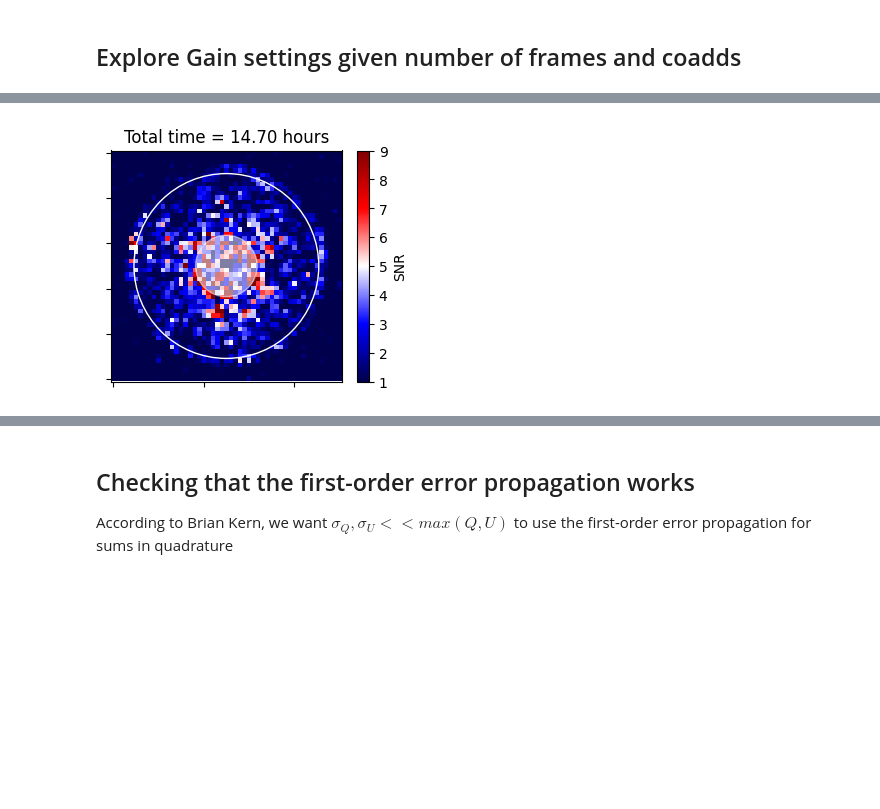
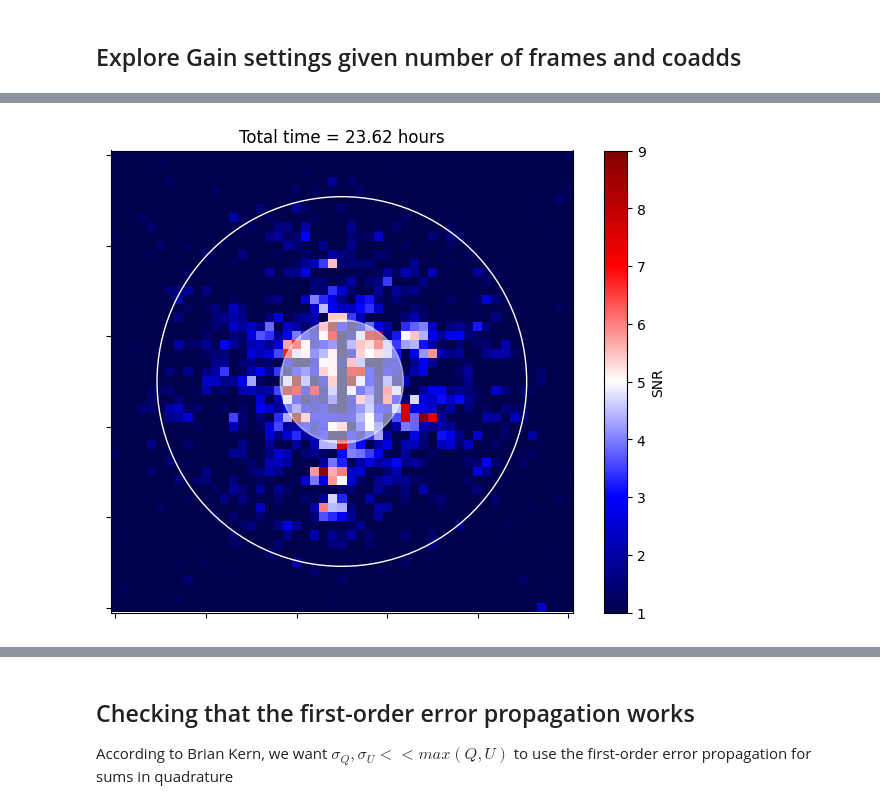
Before and after one commit to Jashcraf/roman_pol_etc, a Jupyter notebook: ProbedAnalogPolI_04012026.ipynb, the cells around one changed output, grey strips where cells are left out. Cells and saved outputs as stored; diff of their text form; code cells hidden in the pictures; blank space fills up the shorter version.

```diff
--- a/ProbedAnalogPolI_04012026.ipynb
+++ b/ProbedAnalogPolI_04012026.ipynb
@@ -15,7 +15,7 @@ from astropy.io import fits
 # USER INPUTS
 star_choice = "Beta Car" # must be in 'starlist'
 cr_rate = 0 # Keeping zero for purposes of this simulation
-contrast = 2e-7
+contrast = 3e-8
 use_probe = 1 # 0, 1
 
 assert contrast in [1e-5, 2e-7, 3e-8, 5e-9, 2e-9]
@@ -164,12 +188,12 @@ CorgiOptics initialized with proper keywords.
 # %% [markdown]
 ## Explore Gain settings given number of frames and coadds
 # %%
-gains = np.logspace(np.log10(50), np.log10(200), 11)
+gains = np.logspace(np.log10(100), np.log10(2000), 11)
 N_FRAMES = 7
 s_to_hr = 1 / 3600
 single_texp = 15
 scale = single_texp / 3
-n_coadds = np.logspace(np.log10(100),
+n_coadds = np.logspace(np.log10(50),
                        np.log10(500),
                        11) / scale
 
@@ -284,7 +312,7 @@ plt.show()
 # %%
-gain = 75
-N_COADDS = 45 * 4 #int(n_coadds[7])
-single_texp = 3
+gain = 1500 #1719.2
+N_COADDS = 45 #5 * fac #int(n_coadds[7])
+single_texp = 15 # / fac # 1.5 * 8
 N_FRAMES = 7
 
 N_COADDS = int(N_COADDS)
@@ -311,7 +339,7 @@ for x in range(N_FRAMES):
     I45 = 0.
     I135 = 0.
 
-    for _ in range(N_COADDS):
+    for i in range(N_COADDS):
 
         # Re-sample scene from flux map
         sim_scene = detector.generate_detector_image(sim_scene_Q, single_texp)
@@ -322,6 +350,13 @@ for x in range(N_FRAMES):
         sim_scene = detector.generate_detector_image(sim_scene_U, single_texp)
         I45 += sim_scene.image_on_detector.data[0].astype(float)
         I135 += sim_scene.image_on_detector.data[1].astype(float)
+
+        if i == 0 and x == 0:
+            plt.figure(figsize=[10, 10])
+            plt.title("Sample I0 frame "+f"max={I0.max():.2f}")
+            plt.imshow(I0, vmin=11_000)
+            plt.colorbar()
+            plt.show()
 
     I0s.append(I0)
     I90s.append(I90)
@@ -364,15 +401,15 @@ mean_dolp = np.nanpercentile(DoLP[mask==1], 90)
 # %%
-plt.figure(figsize=[4, 3])
-plt.title(f"Total time = {(N_COADDS * N_FRAMES * single_texp * 2 * 7)/60/60:.2f} hours")
+plt.figure(figsize=[8, 6])
+plt.title(f"Total time = {(N_COADDS * N_FRAMES * single_texp * 2 * 9)/60/60:.2f} hours")
 plt.imshow(DoLP, cmap="seismic", vmax=9, vmin=1)
 plt.colorbar(label="SNR")
 plt.tick_params(axis='x', which='both', bottom=True, labelbottom=False)
 plt.tick_params(axis='y', which='both', bottom=True, labelleft=False)
 IWA = Circle([array_center, array_center], radius=3 / pixscale_lamD, edgecolor="w", facecolor="w", alpha=0.5)
 OWA = Circle([array_center, array_center], radius=9 / pixscale_lamD, edgecolor="w", facecolor="None")
 ax = plt.gca()
 ax.add_patch(IWA)
 ax.add_patch(OWA)
 plt.show()
 # %% [output]
-[figure, old version]
+[figure, new version]
```
Also changed, not shown: parts of 9 cells of this notebook, 2 other files.
